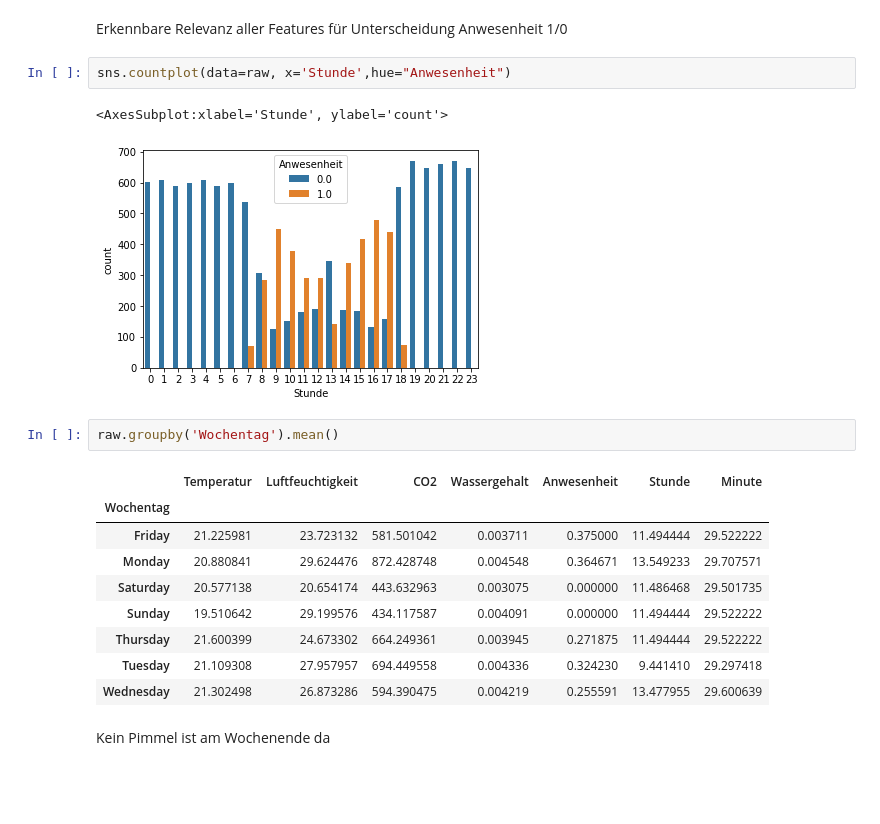
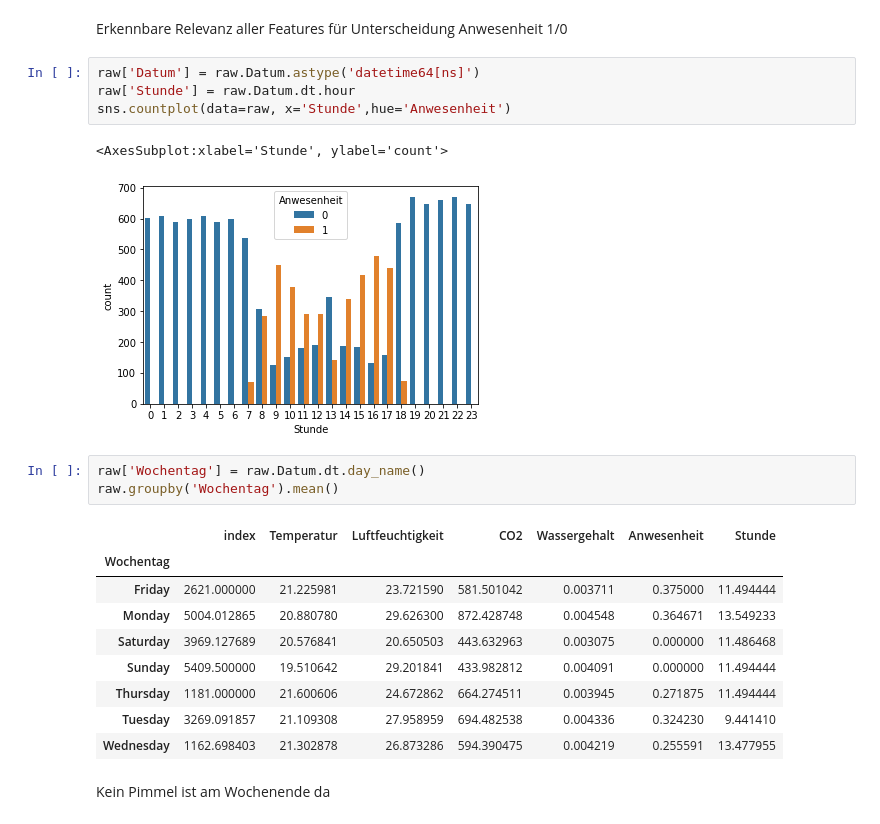
Before and after one commit to lenaas/ml1, a Jupyter notebook: EDA_RF.ipynb, the cells around one changed output. Saved outputs shown, nothing was run; the diff lists cells and outputs as text; blank space fills up the shorter version.

```diff
--- a/EDA_RF.ipynb
+++ b/EDA_RF.ipynb
@@ -131,22 +128,25 @@ raw.groupby('Anwesenheit').mean()
 # %% [markdown]
 Erkennbare Relevanz aller Features für Unterscheidung Anwesenheit 1/0
 # %%
-sns.countplot(data=raw, x='Stunde',hue="Anwesenheit")
+raw['Datum'] = raw.Datum.astype('datetime64[ns]')
+raw['Stunde'] = raw.Datum.dt.hour
+sns.countplot(data=raw, x='Stunde',hue='Anwesenheit')
 # %% [output]
 <AxesSubplot:xlabel='Stunde', ylabel='count'>
-[figure, old version]
+[figure, new version]
 # %%
+raw['Wochentag'] = raw.Datum.dt.day_name()
 raw.groupby('Wochentag').mean()
 # %% [output]
-|  | Temperatur | Luftfeuchtigkeit | CO2 | Wassergehalt | Anwesenheit | Stunde | Minute |
+|  | index | Temperatur | Luftfeuchtigkeit | CO2 | Wassergehalt | Anwesenheit | Stunde |
 | Wochentag |  |  |  |  |  |  |  |
-| Friday | 21.225981 | 23.723132 | 581.501042 | 0.003711 | 0.375000 | 11.494444 | 29.522222 |
-| Monday | 20.880841 | 29.624476 | 872.428748 | 0.004548 | 0.364671 | 13.549233 | 29.707571 |
-| Saturday | 20.577138 | 20.654174 | 443.632963 | 0.003075 | 0.000000 | 11.486468 | 29.501735 |
-| Sunday | 19.510642 | 29.199576 | 434.117587 | 0.004091 | 0.000000 | 11.494444 | 29.522222 |
-| Thursday | 21.600399 | 24.673302 | 664.249361 | 0.003945 | 0.271875 | 11.494444 | 29.522222 |
-| Tuesday | 21.109308 | 27.957957 | 694.449558 | 0.004336 | 0.324230 | 9.441410 | 29.297418 |
-| Wednesday | 21.302498 | 26.873286 | 594.390475 | 0.004219 | 0.255591 | 13.477955 | 29.600639 |
+| Friday | 2621.000000 | 21.225981 | 23.721590 | 581.501042 | 0.003711 | 0.375000 | 11.494444 |
+| Monday | 5004.012865 | 20.880780 | 29.626300 | 872.428748 | 0.004548 | 0.364671 | 13.549233 |
+| Saturday | 3969.127689 | 20.576841 | 20.650503 | 443.632963 | 0.003075 | 0.000000 | 11.486468 |
+| Sunday | 5409.500000 | 19.510642 | 29.201841 | 433.982812 | 0.004091 | 0.000000 | 11.494444 |
+| Thursday | 1181.000000 | 21.600606 | 24.672862 | 664.274511 | 0.003945 | 0.271875 | 11.494444 |
+| Tuesday | 3269.091857 | 21.109308 | 27.958959 | 694.482538 | 0.004336 | 0.324230 | 9.441410 |
+| Wednesday | 1162.698403 | 21.302878 | 26.873286 | 594.390475 | 0.004219 | 0.255591 | 13.477955 |
 # %% [markdown]
 Kein Pimmel ist am Wochenende da
 # %% [markdown]
```
Also changed, not shown: parts of 23 cells of this notebook, 1 other file.
